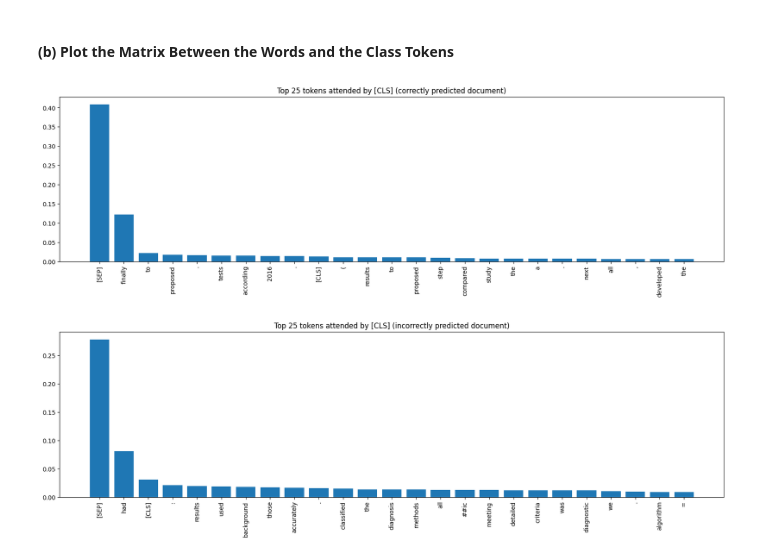
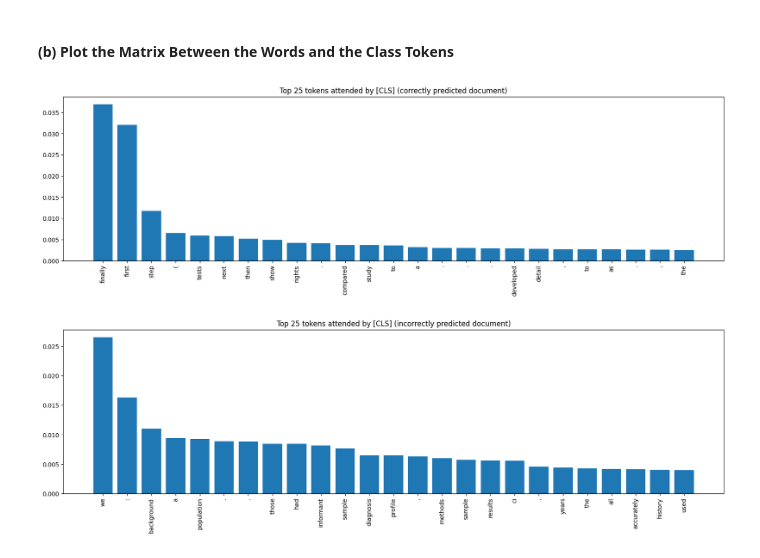
Before and after one commit to dianacovacii/COMP551_A4, a Jupyter notebook: COMP551_A4.ipynb, the cells around one changed output. Cells and saved outputs as stored; diff of their text form; code cells hidden in the pictures.

```diff
--- a/COMP551_A4.ipynb
+++ b/COMP551_A4.ipynb
@@ -266,19 +439,0 @@ Model loaded from saved_models/bert_subdomain_lr_5e-05.pkl
-# %%
-plt.figure(figsize=(10, 6))
-learning_rates = [0.00001, 0.00002, 0.00005]
-
-for lr in learning_rates:
-    model = slm.load_model(f"bert_domain_lr_{lr}.pkl")
-    if model is None:
-        continue
-    epochs = range(1, len(model.val_losses) + 1)
-    summary(model)
-    plt.plot(epochs, model.val_accuracies, marker='o', label=f'Learning Rate={lr}')
-
-plt.title('Validation Accuracy with Different Learning Rates')
-plt.xlabel('Epochs')
-plt.ylabel('Accuracy')
-plt.legend()
-plt.grid(True, which='both')
-plt.tight_layout()
-plt.show()
@@ -293,15 +478,17 @@ Model loaded from saved_models/bert_domain_lr_5e-05.pkl
 ### (1) Comparison of the LSTM & BERT Models
 # %%
 LSTM_BEST_LR = 0.01
-BERT_DOMAIN_BEST_LR = 0.00001 # change this (after hyperparameter tuning)
-BERT_SUBDOMAIN_BEST_LR = 0.00002
+BERT_DOMAIN_BEST_LR = 0.00005 # change this (after hyperparameter tuning)
+BERT_SUBDOMAIN_BEST_LR = 0.00005
 
 
 lstm_domain = slm.load_model(f"lstm_domain_lr_{LSTM_BEST_LR:.3f}_20.pkl")
 lstm_subdomain = slm.load_model(f"lstm_subdomain_lr_{LSTM_BEST_LR:.3f}_20.pkl")
 
-bert_domain = slm.load_model(f"bert_domain_lr_{BERT_DOMAIN_BEST_LR}.pkl")
-bert_subdomain = slm.load_model(f"bert_subdomain_lr_{BERT_SUBDOMAIN_BEST_LR}.pkl")
+bert_domain = slm.load_model(f"bert_domain_lr_{BERT_DOMAIN_BEST_LR}_10.pkl")
+bert_subdomain = slm.load_model(f"bert_subdomain_lr_{BERT_SUBDOMAIN_BEST_LR}_10.pkl")
+# bert_domain = slm.load_model(f"../old_models/bert_domain_lr_{BERT_DOMAIN_BEST_LR}.pkl")
+# bert_subdomain = slm.load_model(f"../old_models/bert_subdomain_lr_{BERT_SUBDOMAIN_BEST_LR}.pkl")
 
 if lstm_domain is None or lstm_subdomain is None or bert_domain is None or bert_subdomain is None:
     raise ValueError("One or more models could not be loaded. Please check the file names and paths.")
@@ -336,6 +528,8 @@ elif torch.backends.mps.is_available():
     device = torch.device("mps")
 else:
     device = torch.device("cpu")
+
+bert_domain = bert_domain.to(device)
 
 # arbitrary choice (5 & 5)
 transformer_block = 5
@@ -400,40 +594,40 @@ incorrect_tokens = bert_tokenizer.convert_ids_to_tokens(incorrectly_predicted_do
 # pair the tokens w/ their corresponding attention weight
 correct_pairs = []
 for i in range(len(correct_tokens)):
-    correct_pairs.append((
-        correct_tokens[i], CLS_correct[i]
-    ))
+    token = correct_tokens[i]
+    if token not in ['[CLS]', '[SEP]', '[PAD]', '[UNK]', '[MASK]']:  # exclude special tokens
+        correct_pairs.append((token, CLS_correct[i]))
 
 incorrect_pairs = []
 for i in range(len(incorrect_tokens)):
-    incorrect_pairs.append((
-        incorrect_tokens[i], CLS_incorrect[i]
-    ))
+    token = incorrect_tokens[i]
+    if token not in ['[CLS]', '[SEP]', '[PAD]', '[UNK]', '[MASK]']:  # exclude special tokens
+        incorrect_pairs.append((token, CLS_incorrect[i]))
 
 # ascending order
 correct_pairs.sort(key = lambda tup: tup[1], reverse=True)
 incorrect_pairs.sort(key = lambda tup: tup[1], reverse=True)
 
 # 25 top tokens
 top_correct_tokens = [pair[0] for pair in correct_pairs[:25]]
 top_correct_weight = [pair[1] for pair in correct_pairs[:25]]
 
 top_incorrect_tokens = [pair[0] for pair in incorrect_pairs[:25]]
 top_incorrect_weight = [pair[1] for pair in incorrect_pairs[:25]]
 
 # plot for correctly predicted document
 plt.figure(figsize=(20, 5))
 plt.bar(range(len(top_correct_tokens)), top_correct_weight)
 plt.xticks(range(len(top_correct_tokens)), top_correct_tokens, rotation=90)
 plt.title("Top 25 tokens attended by [CLS] (correctly predicted document)")
 plt.show()
 
 # plot for incorrectly predicted document
 plt.figure(figsize=(20, 5))
 plt.bar(range(len(top_incorrect_tokens)), top_incorrect_weight)
 plt.xticks(range(len(top_incorrect_tokens)), top_incorrect_tokens, rotation=90)
 plt.title("Top 25 tokens attended by [CLS] (incorrectly predicted document)")
 plt.show()
 # %% [output]
-[figure, old version]
+[figure, new version]
-[figure, old version]
+[figure, new version]
```
Also changed, not shown: parts of 19 cells of this notebook.
